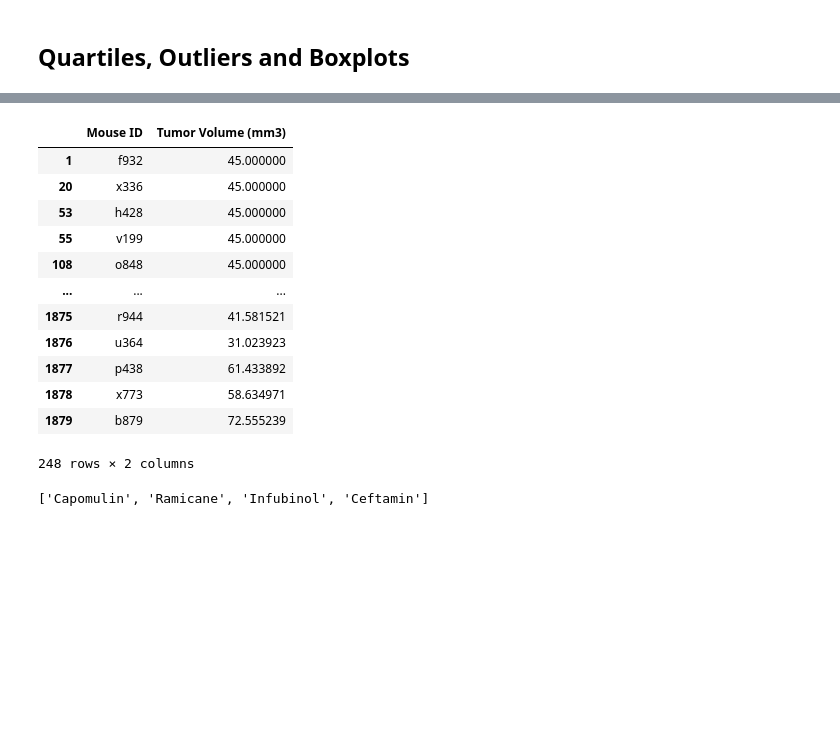
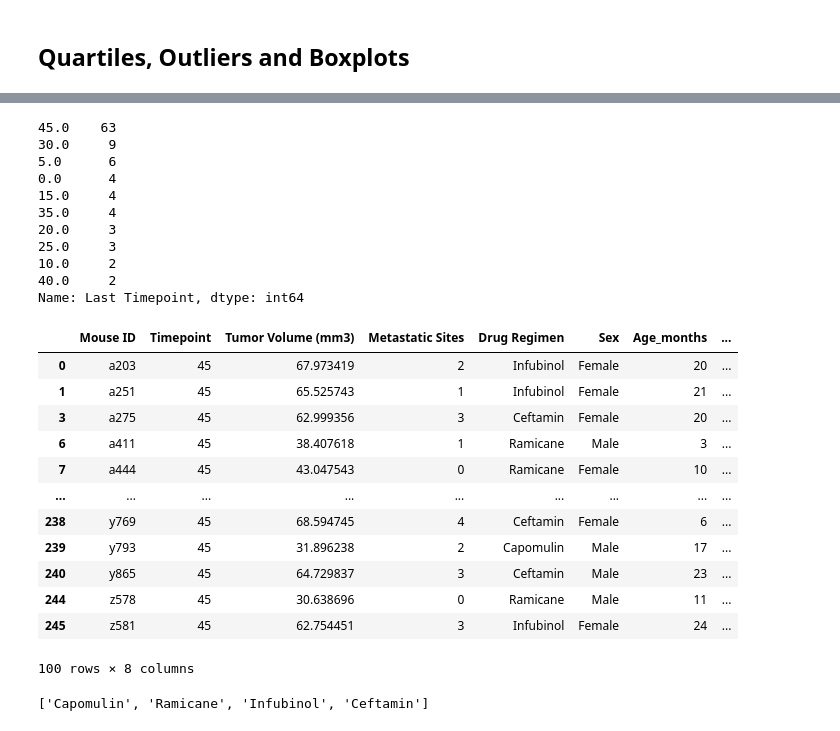
Before and after one commit to Kevin-Lad/matplotlib-challenge, a Jupyter notebook: Pymaceuticals/pymaceuticals_starter.ipynb, the cells around one changed output, grey strips where cells are left out. Saved outputs shown, nothing was run; the diff lists cells and outputs as text; code cells hidden in the pictures; blank space fills up the shorter version.

```diff
--- a/Pymaceuticals/pymaceuticals_starter.ipynb
+++ b/Pymaceuticals/pymaceuticals_starter.ipynb
@@ -256,22 +256,45 @@ new_mouse_data
 # %%
 last_timepoint = new_mouse_data.loc[((new_mouse_data['Timepoint']) == (new_mouse_data['Last Timepoint']))]
-final_tumor_volume = last_timepoint[['Mouse ID', 'Tumor Volume (mm3)']]
-final_tumor_volume = final_tumor_volume.rename(columns = {'Timepoint':'Last Timepoint'})
+final_tumor_volume = last_timepoint[['Mouse ID', 'Tumor Volume (mm3)','Last Timepoint']]
+final_tumor_volume = final_tumor_volume.rename(columns = {'Tumor Volume (mm3)': 'Final Tumor Volume (mm3)'})
 final_tumor_volume
+
+final_tumor_volume['Last Timepoint'].value_counts()
 # %% [output]
-|  | Mouse ID | Tumor Volume (mm3) |
-| 1 | f932 | 45.000000 |
-| 20 | x336 | 45.000000 |
-| 53 | h428 | 45.000000 |
-| 55 | v199 | 45.000000 |
-| 108 | o848 | 45.000000 |
-| ... | ... | ... |
-| 1875 | r944 | 41.581521 |
-| 1876 | u364 | 31.023923 |
-| 1877 | p438 | 61.433892 |
-| 1878 | x773 | 58.634971 |
-| 1879 | b879 | 72.555239 |
-248 rows × 2 columns
+45.0    63
+30.0     9
+5.0      6
+0.0      4
+15.0     4
+35.0     4
+20.0     3
+25.0     3
+10.0     2
+40.0     2
+Name: Last Timepoint, dtype: int64
+# %%
+max_tumor = mouse_data_clean.groupby(['Mouse ID'])['Timepoint'].max().reset_index()
+max_tumor
+mergedata = max_tumor.merge(mouse_data_clean, on=['Mouse ID', 'Timepoint'], how='left')
+mergedata = mergedata.loc[((mergedata['Drug Regimen'] == 'Capomulin') |
+                           (mergedata['Drug Regimen'] == 'Ramicane') |
+                           (mergedata['Drug Regimen'] == 'Infubinol') |
+                           (mergedata['Drug Regimen'] == 'Ceftamin'))]
+mergedata
+# %% [output]
+|  | Mouse ID | Timepoint | Tumor Volume (mm3) | Metastatic Sites | Drug Regimen | Sex | Age_months | ... |
+| 0 | a203 | 45 | 67.973419 | 2 | Infubinol | Female | 20 | ... |
+| 1 | a251 | 45 | 65.525743 | 1 | Infubinol | Female | 21 | ... |
+| 3 | a275 | 45 | 62.999356 | 3 | Ceftamin | Female | 20 | ... |
+| 6 | a411 | 45 | 38.407618 | 1 | Ramicane | Male | 3 | ... |
+| 7 | a444 | 45 | 43.047543 | 0 | Ramicane | Female | 10 | ... |
+| ... | ... | ... | ... | ... | ... | ... | ... | ... |
+| 238 | y769 | 45 | 68.594745 | 4 | Ceftamin | Female | 6 | ... |
+| 239 | y793 | 45 | 31.896238 | 2 | Capomulin | Male | 17 | ... |
+| 240 | y865 | 45 | 64.729837 | 3 | Ceftamin | Male | 23 | ... |
+| 244 | z578 | 45 | 30.638696 | 0 | Ramicane | Male | 11 | ... |
+| 245 | z581 | 45 | 62.754451 | 3 | Infubinol | Female | 24 | ... |
+100 rows × 8 columns
 # %%
 # Put treatments into a list for for loop (and later for plot labels)
 treatments = ['Capomulin', 'Ramicane', 'Infubinol', 'Ceftamin']
```
Also changed, not shown: parts of 1 cell of this notebook.
